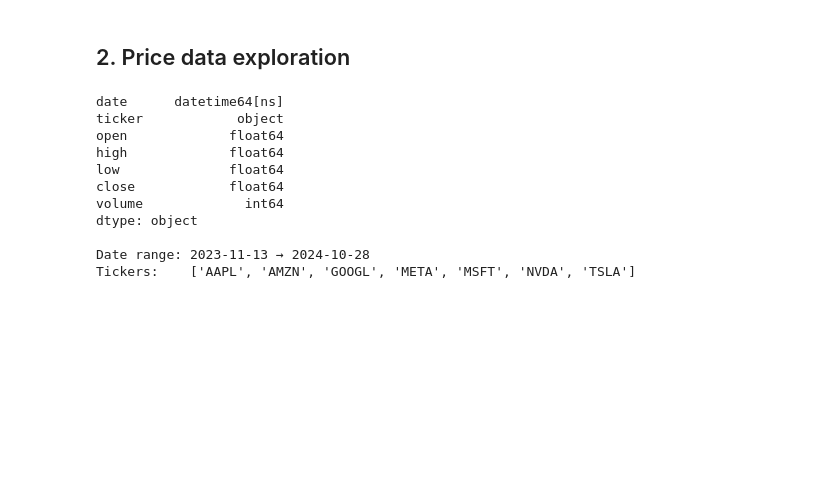
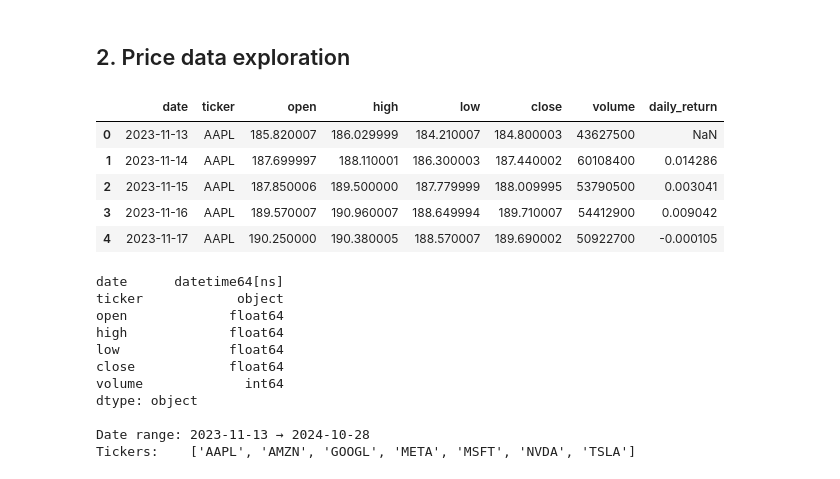
Before and after one commit to oddmayo/sp-global_assessment, a Jupyter notebook: 01_eda.ipynb, the cells around one changed output. Cells and saved outputs as stored; diff of their text form; code cells hidden in the pictures; blank space fills up the shorter version.

```diff
--- a/01_eda.ipynb
+++ b/01_eda.ipynb
@@ -26,6 +26,15 @@ Price data: 1,687 rows × 7 columns
 News data:  4,440 rows × 4 columns
 # %% [markdown]
 ## 2. Price data exploration
+# %%
+price_df.head()
+# %% [output]
+|  | date | ticker | open | high | low | close | volume | daily_return |
+| 0 | 2023-11-13 | AAPL | 185.820007 | 186.029999 | 184.210007 | 184.800003 | 43627500 | NaN |
+| 1 | 2023-11-14 | AAPL | 187.699997 | 188.110001 | 186.300003 | 187.440002 | 60108400 | 0.014286 |
+| 2 | 2023-11-15 | AAPL | 187.850006 | 189.500000 | 187.779999 | 188.009995 | 53790500 | 0.003041 |
+| 3 | 2023-11-16 | AAPL | 189.570007 | 190.960007 | 188.649994 | 189.710007 | 54412900 | 0.009042 |
+| 4 | 2023-11-17 | AAPL | 190.250000 | 190.380005 | 188.570007 | 189.690002 | 50922700 | -0.000105 |
 # %%
 # data types
 print(price_df.dtypes)
```
Also changed, not shown: parts of 17 cells of this notebook.
